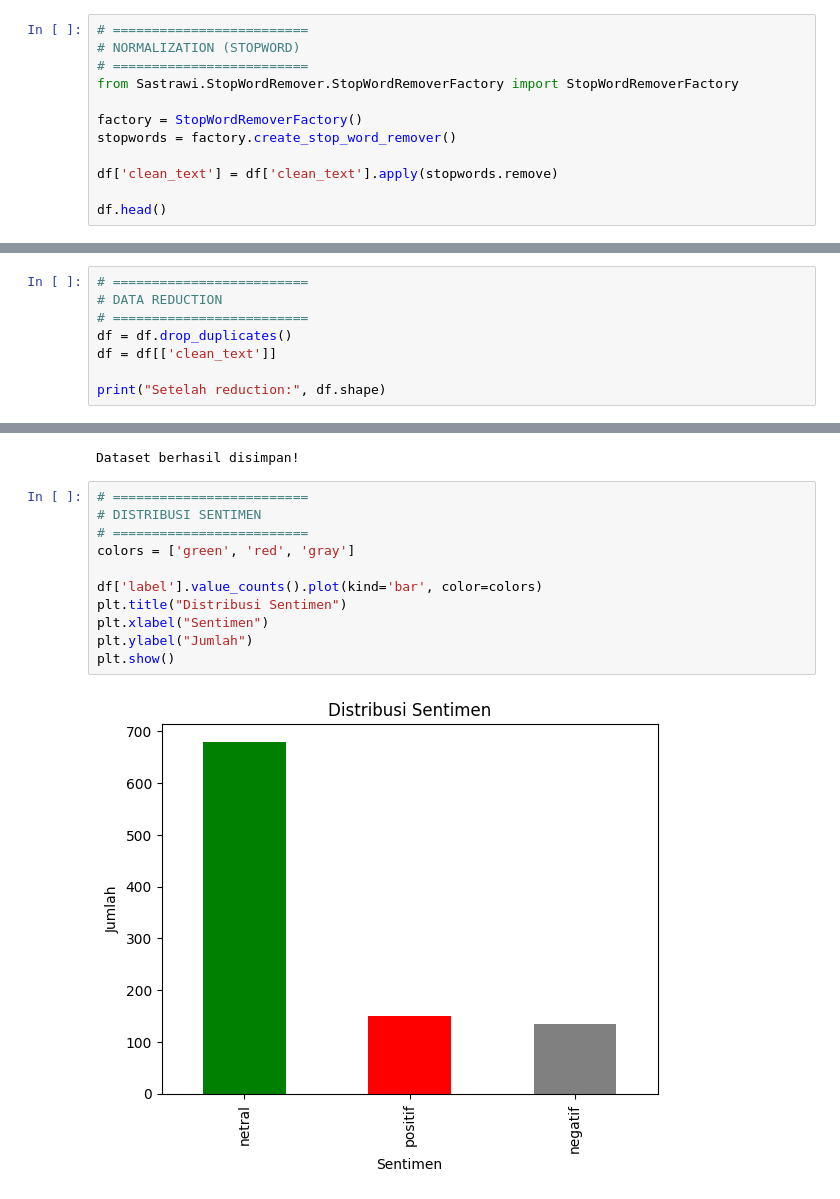
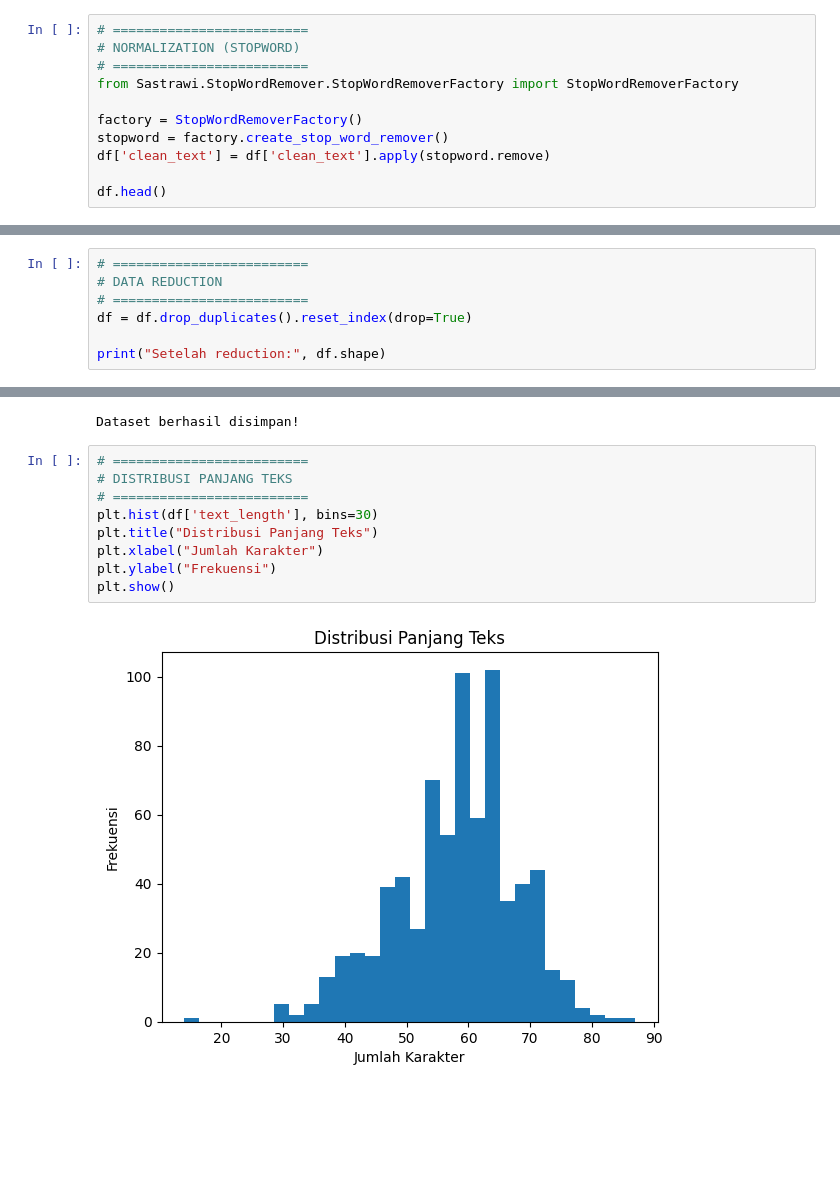
Before and after one commit to afllaabdi/tugas_NLP, a Jupyter notebook: Source_Code.ipynb, the cells around one changed output, grey strips where cells are left out. Cells and saved outputs as stored; diff of their text form; blank space fills up the shorter version.

```diff
--- a/Source_Code.ipynb
+++ b/Source_Code.ipynb
@@ -64,9 +73,8 @@ df[['text', 'clean_text']].head()
 from Sastrawi.StopWordRemover.StopWordRemoverFactory import StopWordRemoverFactory
 
 factory = StopWordRemoverFactory()
-stopwords = factory.create_stop_word_remover()
-
-df['clean_text'] = df['clean_text'].apply(stopwords.remove)
+stopword = factory.create_stop_word_remover()
+df['clean_text'] = df['clean_text'].apply(stopword.remove)
 
 df.head()
 # %% [output]
@@ -80,8 +88,7 @@ df.head()
 # =========================
 # DATA REDUCTION
 # =========================
-df = df.drop_duplicates()
-df = df[['clean_text']]
+df = df.drop_duplicates().reset_index(drop=True)
 
 print("Setelah reduction:", df.shape)
 # %% [output]
@@ -160,14 +120,12 @@ print("Dataset berhasil disimpan!")
 Dataset berhasil disimpan!
 # %%
 # =========================
-# DISTRIBUSI SENTIMEN
+# DISTRIBUSI PANJANG TEKS
 # =========================
-colors = ['green', 'red', 'gray']
-
-df['label'].value_counts().plot(kind='bar', color=colors)
-plt.title("Distribusi Sentimen")
-plt.xlabel("Sentimen")
-plt.ylabel("Jumlah")
+plt.hist(df['text_length'], bins=30)
+plt.title("Distribusi Panjang Teks")
+plt.xlabel("Jumlah Karakter")
+plt.ylabel("Frekuensi")
 plt.show()
 # %% [output]
-[figure, old version]
+[figure, new version]
```
Also changed, not shown: parts of 11 cells of this notebook.
